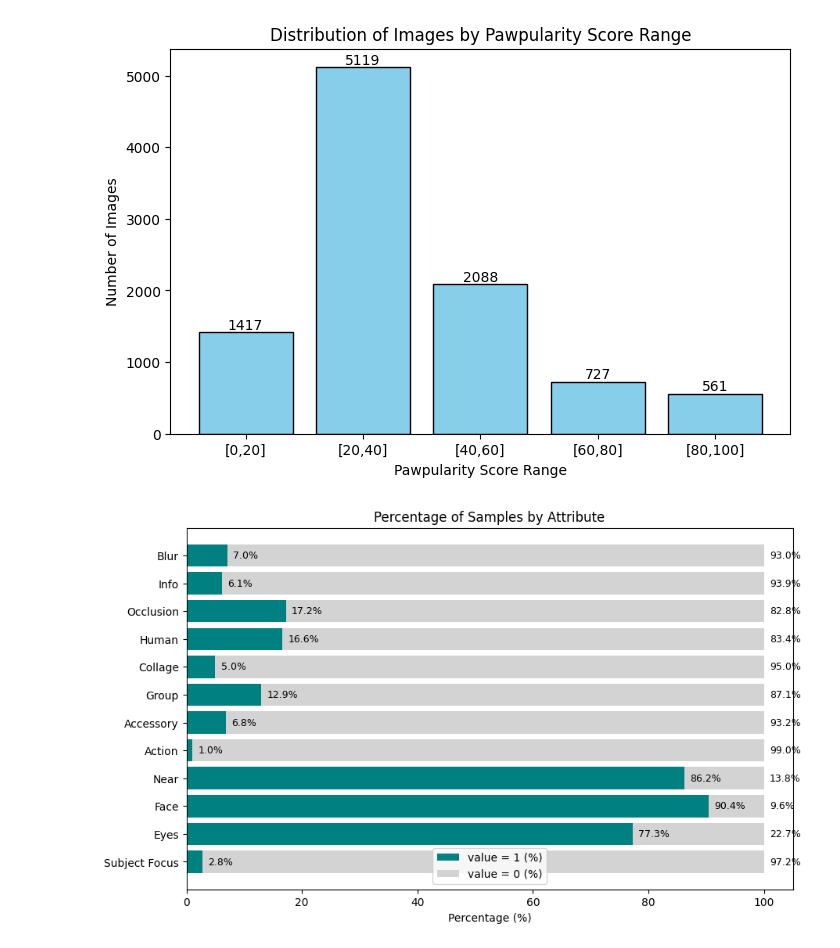
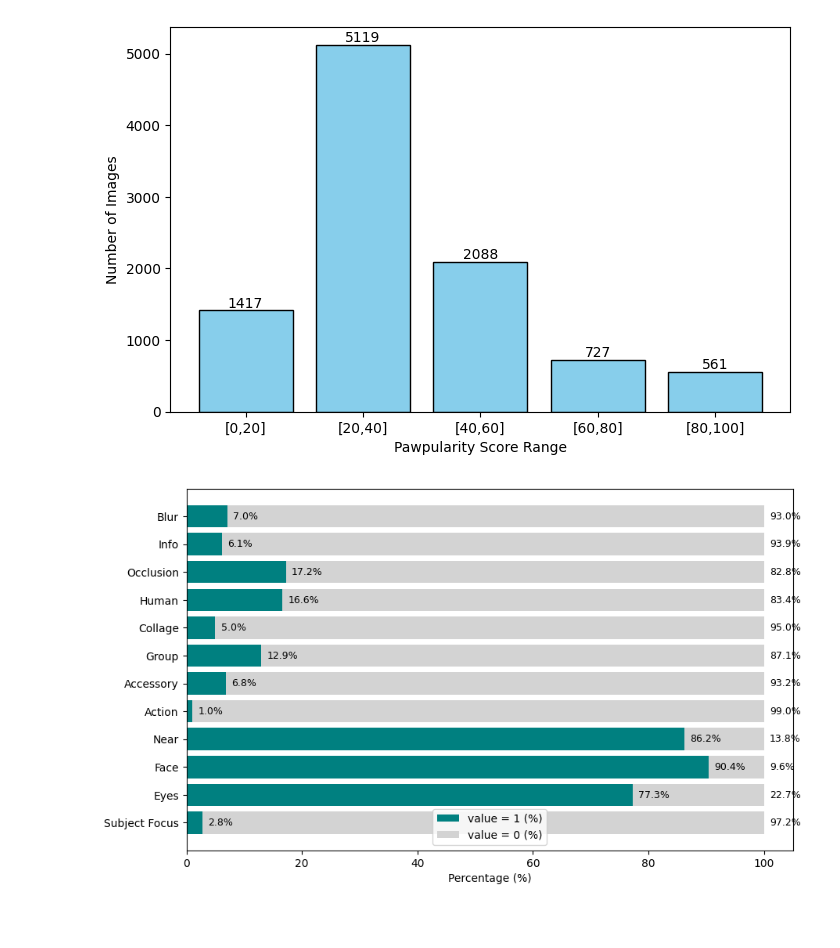
Before and after one commit to GhiasAli17/Petfinder-Pawpularity-Analysis, a Jupyter notebook: notebooks/exp_EDA.ipynb, the cells around one changed output. Saved outputs shown, nothing was run; the diff lists cells and outputs as text; code cells hidden in the pictures; blank space fills up the shorter version.

```diff
--- a/notebooks/exp_EDA.ipynb
+++ b/notebooks/exp_EDA.ipynb
@@ -62,33 +59,33 @@ df.describe()
 # %%
 # Bin Pawpularity scores
 bins = [0, 20, 40, 60, 80, 100]
 labels = ["[0,20]", "[20,40]", "[40,60]", "[60,80]", "[80,100]"]
 df['score_range'] = pd.cut(df['Pawpularity'], bins=bins, labels=labels, include_lowest=True)
 
 score_counts = df['score_range'].value_counts().sort_index()
 
 # Plot
 fig, ax = plt.subplots(figsize=(8,5))
 bars = ax.bar(score_counts.index, score_counts.values, color='skyblue', edgecolor='black')
-ax.set_title("Distribution of Images by Pawpularity Score Range")
+# ax.set_title("Distribution of Images by Pawpularity Score Range")
 ax.set_xlabel("Pawpularity Score Range")
 ax.set_ylabel("Number of Images")
 
 # Add labels on top of bars
 for bar in bars:
     height = bar.get_height()
     ax.text(bar.get_x() + bar.get_width()/2, height, str(height),
             ha='center', va='bottom', fontsize=10)
 # plt.savefig("pawpularity_distribution.pdf", format="pdf", bbox_inches="tight")
-plt.savefig("pawpularity_distribution.tif", dpi=600, bbox_inches="tight")
-# plt.savefig("pawpularity_distribution.svg", format="svg", bbox_inches="tight")
+# plt.savefig("pawpularity_distribution.tif", dpi=600, bbox_inches="tight")
+plt.savefig("pawpularity_distribution.svg", format="svg", bbox_inches="tight")
 # plt.savefig("pawpularity_distribution.jpg", dpi=600, bbox_inches="tight")
 
 
 
 plt.show()
 # %% [output]
-[figure, old version]
+[figure, new version]
 # %%
 attributes = ["Subject Focus","Eyes","Face","Near","Action","Accessory",
               "Group","Collage","Human","Occlusion","Info","Blur"]
@@ -100,7 +97,7 @@ fig, ax = plt.subplots(figsize=(10,6))
 bars1 = ax.barh(attributes, attr_percent, color='teal', label="value = 1 (%)")
 bars2 = ax.barh(attributes, attr_zero, left=attr_percent, color='lightgray', label="value = 0 (%)")
 
-ax.set_title("Percentage of Samples by Attribute")
+# ax.set_title("Percentage of Samples by Attribute")
 ax.set_xlabel("Percentage (%)")
 ax.legend()
 
@@ -115,10 +112,11 @@ for bar, attr in zip(bars2, attributes):
     width = bar.get_width()
     ax.text(attr_percent[attr] + width + 1, bar.get_y() + bar.get_height()/2, f"{width:.1f}%",
             ha='left', va='center', color='black', fontsize=9)
-plt.savefig("input_metadata_distribution.tif", dpi=600, bbox_inches="tight")
+# plt.savefig("input_metadata_distribution.tif", dpi=600, bbox_inches="tight")
+plt.savefig("input_metadata_distribution.svg", format="svg", bbox_inches="tight")
 plt.show()
 # %% [output]
-[figure, old version]
+[figure, new version]
 # %%
 import os
 import numpy as np
```
Also changed, not shown: parts of 3 cells of this notebook, 5 other files.
